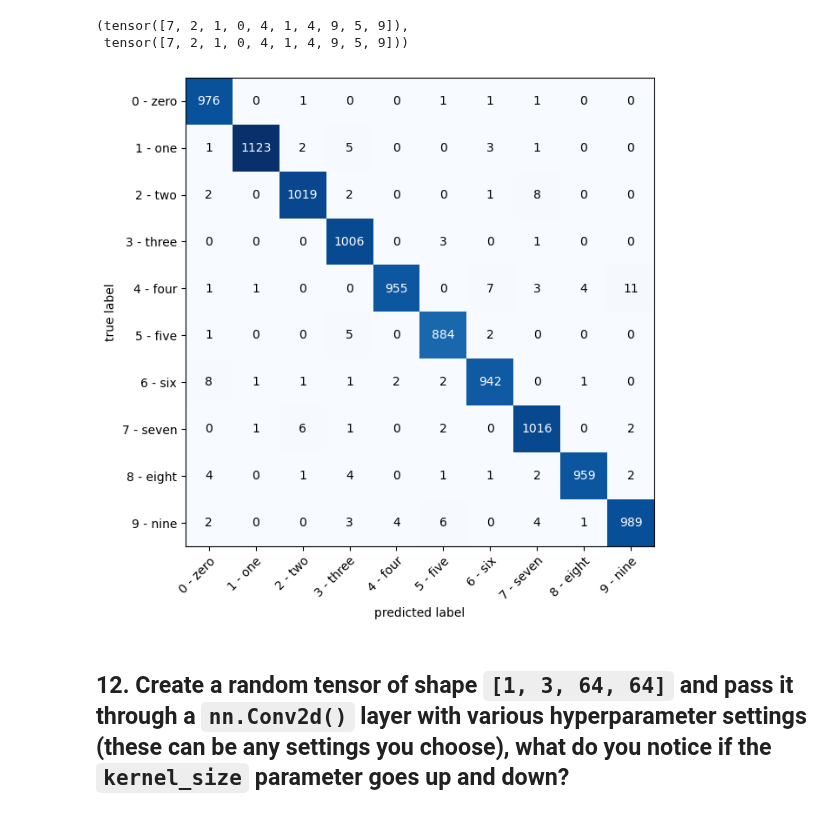
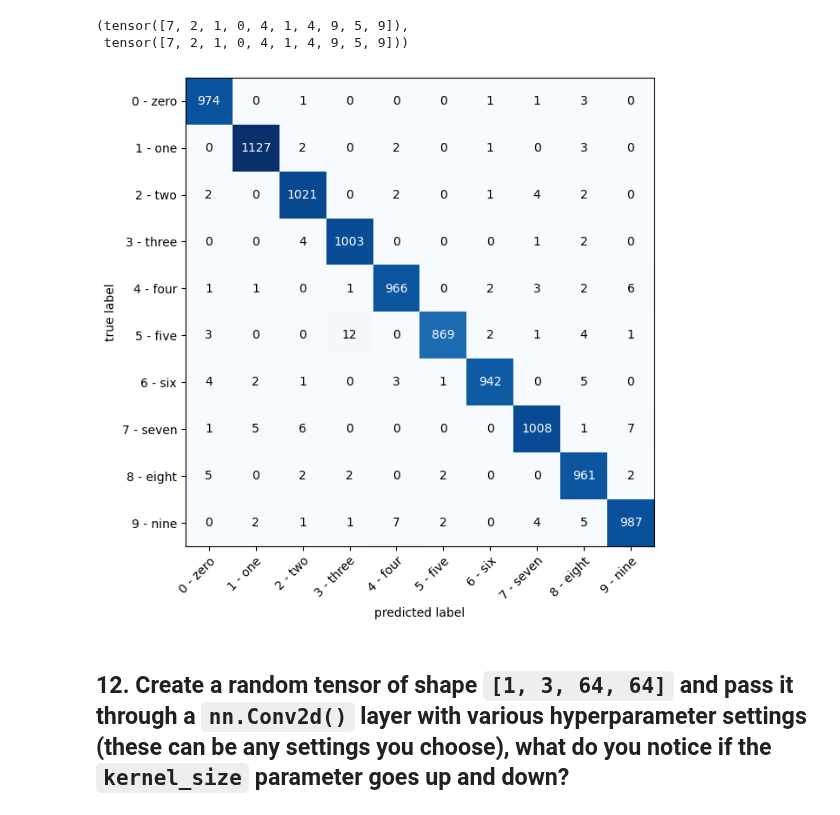
Before and after one commit to diyangraditya/PyTorchLearnings_UDEMY, a Jupyter notebook: Notebooks/03EXERCISE_pytorch_computer_vision.ipynb, the cells around one changed output. Saved outputs shown, nothing was run; the diff lists cells and outputs as text; code cells hidden in the pictures.

```diff
--- a/Notebooks/03EXERCISE_pytorch_computer_vision.ipynb
+++ b/Notebooks/03EXERCISE_pytorch_computer_vision.ipynb
@@ -617,16 +617,16 @@ test.targets[:10], y_preds[:10]
 # %%
 # 2. setup confussion instance and compare predictions to targets
 confmat = ConfusionMatrix(task="multiclass", num_classes=len(class_names))
-confmat_tensor = confmat(preds=y_pred_tensor, target=test.targets)
+confmat_tensor = confmat(preds=y_preds, target=test.targets)
 
 # 3. plot the confussion matrix
 fig, ax = plot_confusion_matrix(
     conf_mat=confmat_tensor.numpy(),
     class_names=class_names,
     figsize=(10, 7)
 )
 # %% [output]
-[figure, old version]
+[figure, new version]
 # %% [markdown]
 ## 12. Create a random tensor of shape `[1, 3, 64, 64]` and pass it through a `nn.Conv2d()` layer with various hyperparameter settings (these can be any settings you choose), what do you notice if the `kernel_size` parameter goes up and down?
 # %%
```
Also changed, not shown: parts of 19 cells of this notebook.
